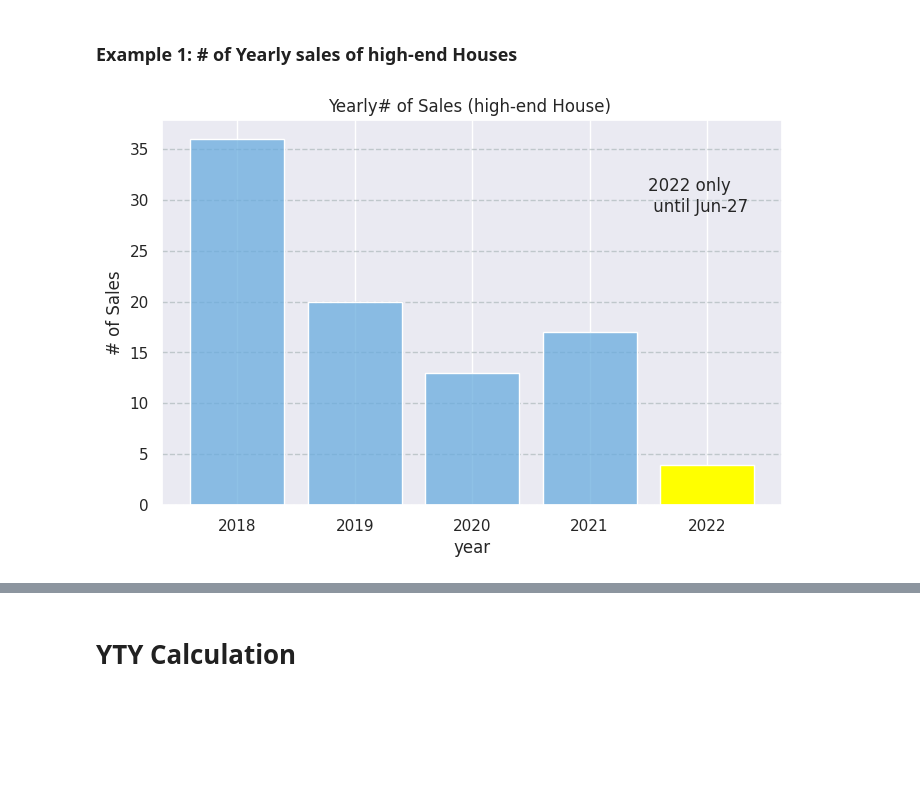
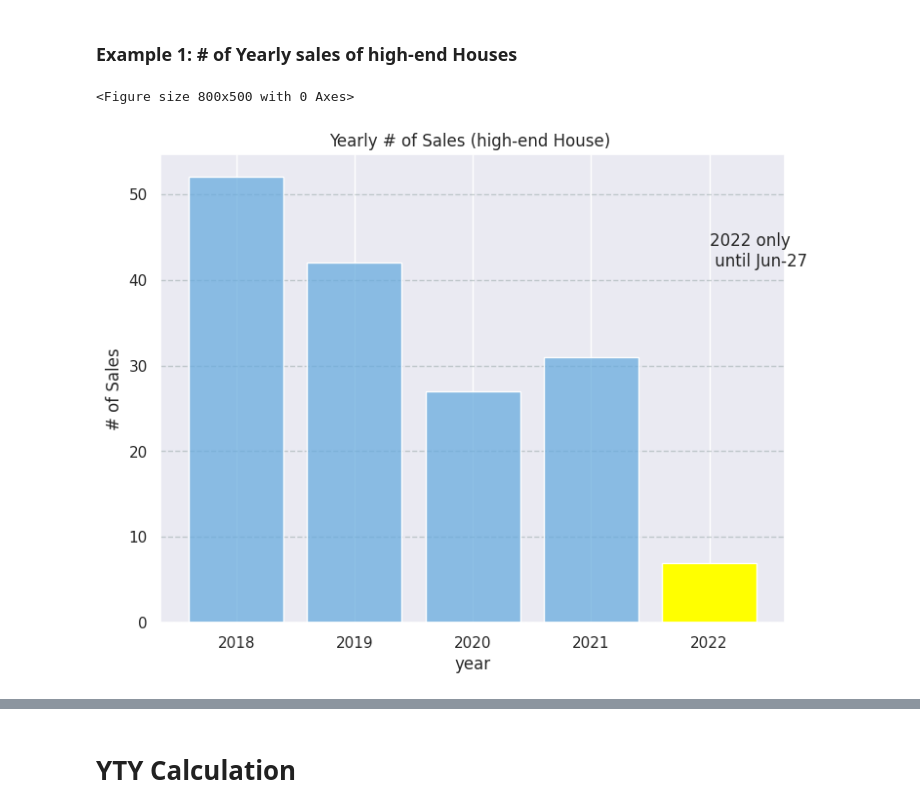
Before and after one commit to bermuda-automation/kw-data-reports, a Jupyter notebook: reports_data_and_graphs.ipynb, the cells around one changed output, grey strips where cells are left out. Drawn from its saved outputs; the diff is of its cells as text; code cells hidden in the pictures; blank space fills up the shorter version.

Commit message:
better handling of quarter data, better display of colors for quarter data, better x-tick-labels, generalized filter function

```diff
--- a/reports_data_and_graphs.ipynb
+++ b/reports_data_and_graphs.ipynb
@@ -442,3 +541,13 @@ def create_bar_chart(df, last_sale, my_title, my_ylabel, period):
+# %%
+def filter_and_graph(df, starting_year, final_year, property_type,
+                     bracket_dict, bracket, indicator, period, location):
+    df = filter_year_interval(df, starting_year, final_year)
+    df = filter_property_type(df, property_type) # filter property type selected
+    df = filter_by_bracket(df, bracket_dict, bracket) # filter by market segment
+    last_sale, df = filter_indicator_and_period(df, indicator, period) # filter and aggregate with indicator
+    my_title, my_ylabel = create_graph_labels(indicator, period, location, property_type, bracket) # generate label
+    create_bar_chart(df, last_sale, my_title, my_ylabel, period) # plot with disclaimer
+    return df
 # %% [markdown]
 ## Import Sales Data
 
@@ -452,15 +561,17 @@ df = rep.import_sales_data("./kw-data-import/data/kw-sales.csv")
 # %%
 indicator = "nr_of_sales"
 period = "year"
+starting_year, final_year = 2018, 2022
 location = "Bermuda"
 property_type = "house"
+bracket_dict = house_arv_brackets
 bracket = "high-end"
 
 df = rep.import_sales_data("./kw-data-import/data/kw-sales.csv") # import data
-df = filter_property_type(df, property_type) # filter property type selected
-df = filter_by_bracket(df, house_price_brackets, bracket) # filter by market segment
-last_sale, df = filter_indicator_and_period(df, indicator, period) # filter and aggregate with indicator
-my_title, my_ylabel = create_graph_labels(indicator, period, location, property_type, bracket) # generate label
-create_bar_chart(df, last_sale, my_title, my_ylabel, period) # plot with disclaimer
+df = filter_and_graph(df, starting_year, final_year, property_type,
+                     bracket_dict, bracket, indicator, period, location)
+
+# display(df.to_frame())
 # %% [output]
+<Figure size 800x500 with 0 Axes>
-[figure, old version]
+[figure, new version]
```
Also changed, not shown: parts of 13 cells of this notebook.
